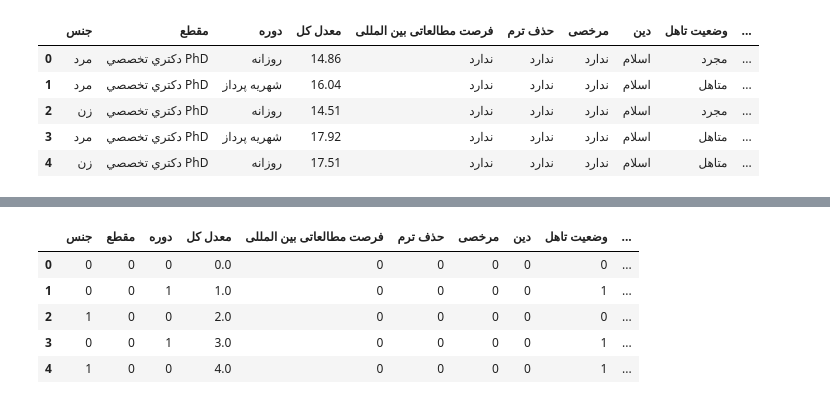
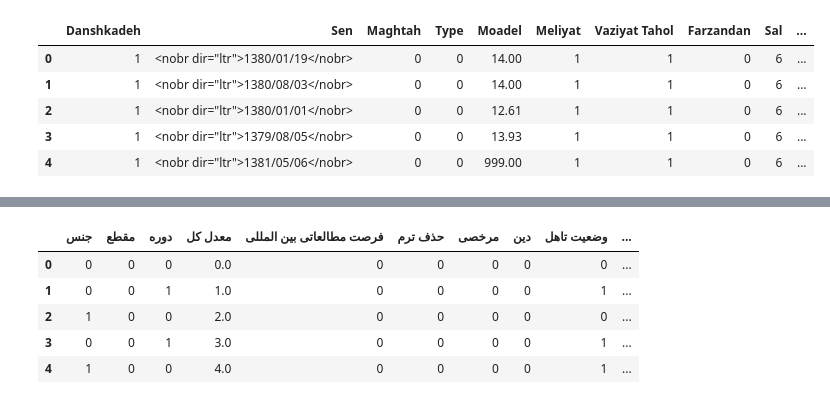
Before and after one commit to mghasemi19/ML_EconEduc, a Jupyter notebook: origins.ipynb, the cells around one changed output, grey strips where cells are left out. Cells and saved outputs as stored; diff of their text form; code cells hidden in the pictures.

```diff
--- a/origins.ipynb
+++ b/origins.ipynb
@@ -14,13 +14,13 @@ from sklearn.linear_model import LogisticRegression
 from sklearn.metrics import classification_report
 from sklearn import metrics
 from sklearn.metrics import confusion_matrix
-
-df_test = pd.read_excel('data/data_w_origin/origins.xlsx')
-df_test.head()
-# %% [output]
-|  | جنس | مقطع | دوره | معدل كل | فرصت مطالعاتی بین المللی | حذف ترم | مرخصی | دين | وضعيت تاهل | ... |
-| 0 | مرد | دكتري تخصصي PhD | روزانه | 14.86 | ندارد | ندارد | ندارد | اسلام | مجرد | ... |
-| 1 | مرد | دكتري تخصصي PhD | شهریه پرداز | 16.04 | ندارد | ندارد | ندارد | اسلام | متاهل | ... |
-| 2 | زن | دكتري تخصصي PhD | روزانه | 14.51 | ندارد | ندارد | ندارد | اسلام | مجرد | ... |
-| 3 | مرد | دكتري تخصصي PhD | شهریه پرداز | 17.92 | ندارد | ندارد | ندارد | اسلام | متاهل | ... |
-| 4 | زن | دكتري تخصصي PhD | روزانه | 17.51 | ندارد | ندارد | ندارد | اسلام | متاهل | ... |
+# %%
+df_test = pd.read_excel('data/data_w_origin/GHOMOYAT.xlsx')
+df_test.head()
+# %% [output]
+|  | Danshkadeh | Sen | Maghtah | Type | Moadel | Meliyat | Vaziyat Tahol | Farzandan | Sal | ... |
+| 0 | 1 | <nobr dir="ltr">1380/01/19</nobr> | 0 | 0 | 14.00 | 1 | 1 | 0 | 6 | ... |
+| 1 | 1 | <nobr dir="ltr">1380/08/03</nobr> | 0 | 0 | 14.00 | 1 | 1 | 0 | 6 | ... |
+| 2 | 1 | <nobr dir="ltr">1380/01/01</nobr> | 0 | 0 | 12.61 | 1 | 1 | 0 | 6 | ... |
+| 3 | 1 | <nobr dir="ltr">1379/08/05</nobr> | 0 | 0 | 13.93 | 1 | 1 | 0 | 6 | ... |
+| 4 | 1 | <nobr dir="ltr">1381/05/06</nobr> | 0 | 0 | 999.00 | 1 | 1 | 0 | 6 | ... |
```
Also changed, not shown: parts of 12 cells of this notebook, 3 other files.
